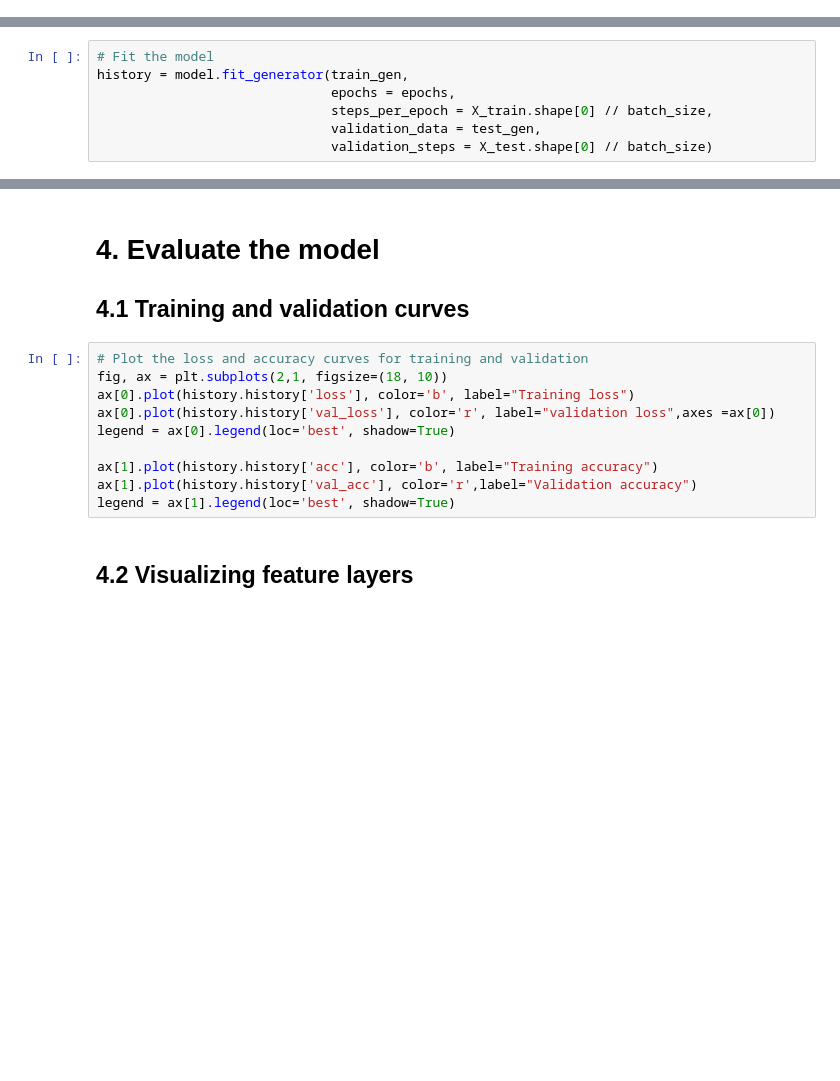
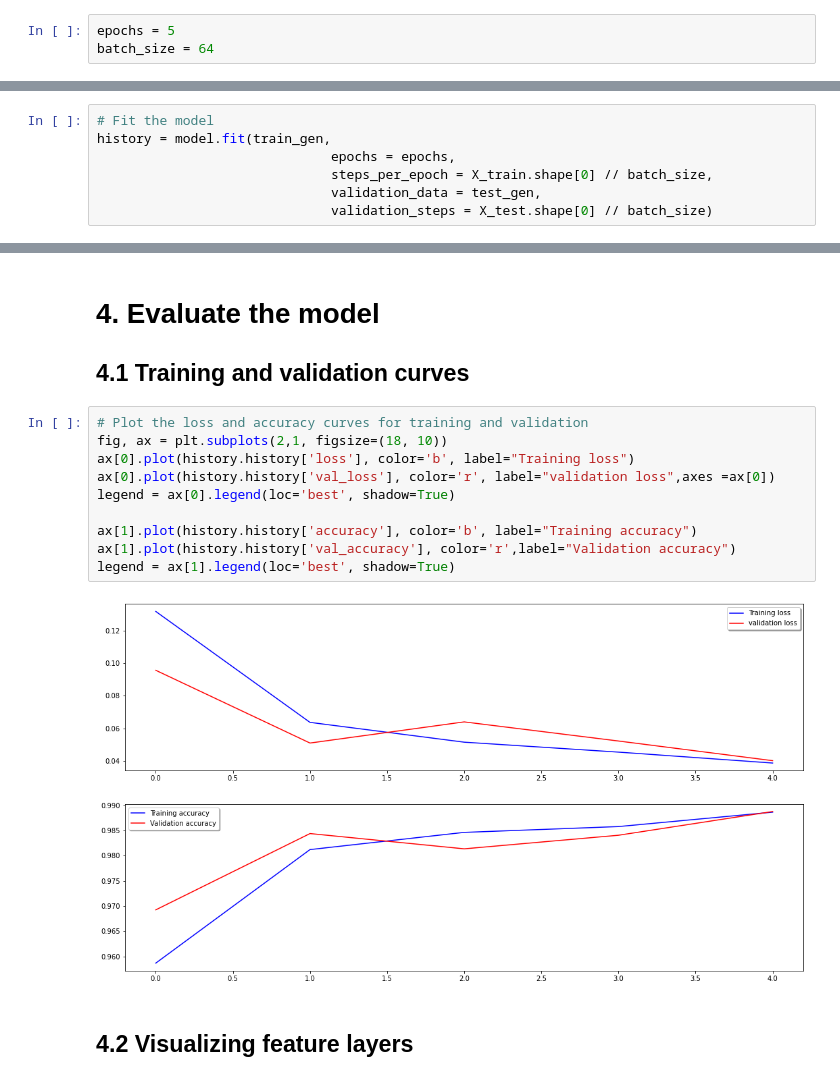
Before and after one commit to acntech/workshop-supervised-learning, a Jupyter notebook: workshop-notebook.ipynb, the cells around one changed output, grey strips where cells are left out. Saved outputs shown, nothing was run; the diff lists cells and outputs as text; blank space fills up the shorter version.

```diff
--- a/workshop-notebook.ipynb
+++ b/workshop-notebook.ipynb
@@ -189,6 +186,9 @@ By applying just a couple of these transformations to our training data, we can
 The improvement is important :
    - Without data augmentation i obtained an accuracy of 98.114%
    - With data augmentation i achieved 99.67% of accuracy
+# %%
+epochs = 5
+batch_size = 64
 # %%
 # With data augmentation to prevent overfitting
 
@@ -226,7 +226,7 @@ Once our model is ready, we fit the training dataset .
 #model.fit(X, y, batch_size=batch_size, validation_split=0.2, epochs=10)
 # %%
 # Fit the model
-history = model.fit_generator(train_gen,
+history = model.fit(train_gen,
                               epochs = epochs,
                               steps_per_epoch = X_train.shape[0] // batch_size,
                               validation_data = test_gen,
@@ -244,13 +255,15 @@ plot_model(model, to_file='model_plot.png', show_shapes=True, show_layer_names=T
 # %%
 # Plot the loss and accuracy curves for training and validation
 fig, ax = plt.subplots(2,1, figsize=(18, 10))
 ax[0].plot(history.history['loss'], color='b', label="Training loss")
 ax[0].plot(history.history['val_loss'], color='r', label="validation loss",axes =ax[0])
 legend = ax[0].legend(loc='best', shadow=True)
 
-ax[1].plot(history.history['acc'], color='b', label="Training accuracy")
-ax[1].plot(history.history['val_acc'], color='r',label="Validation accuracy")
+ax[1].plot(history.history['accuracy'], color='b', label="Training accuracy")
+ax[1].plot(history.history['val_accuracy'], color='r',label="Validation accuracy")
 legend = ax[1].legend(loc='best', shadow=True)
+# %% [output]
+[figure, added]
 # %% [markdown]
 ## 4.2 Visualizing feature layers
 # %% [markdown]
```
Also changed, not shown: parts of 10 cells of this notebook.
